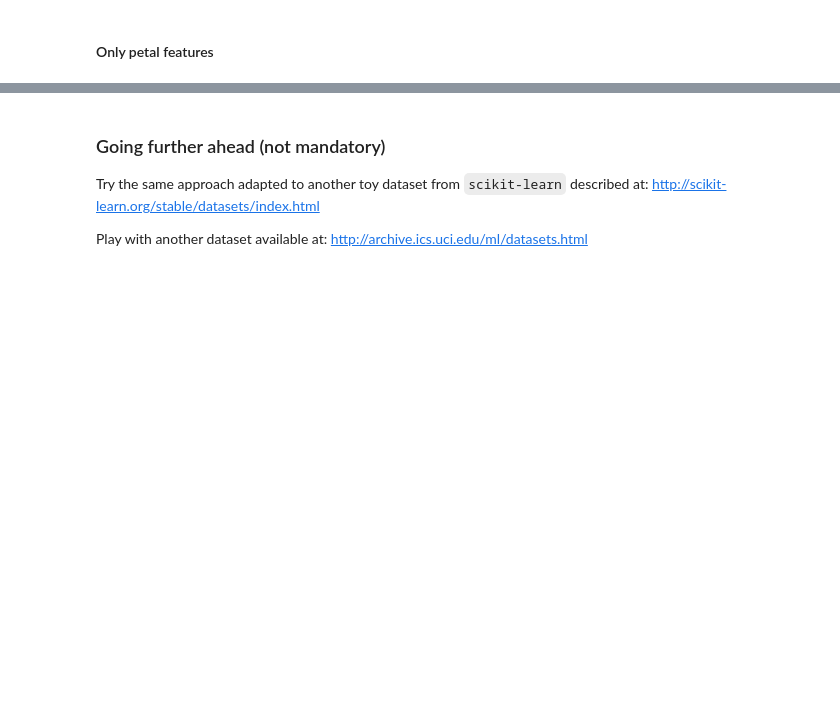
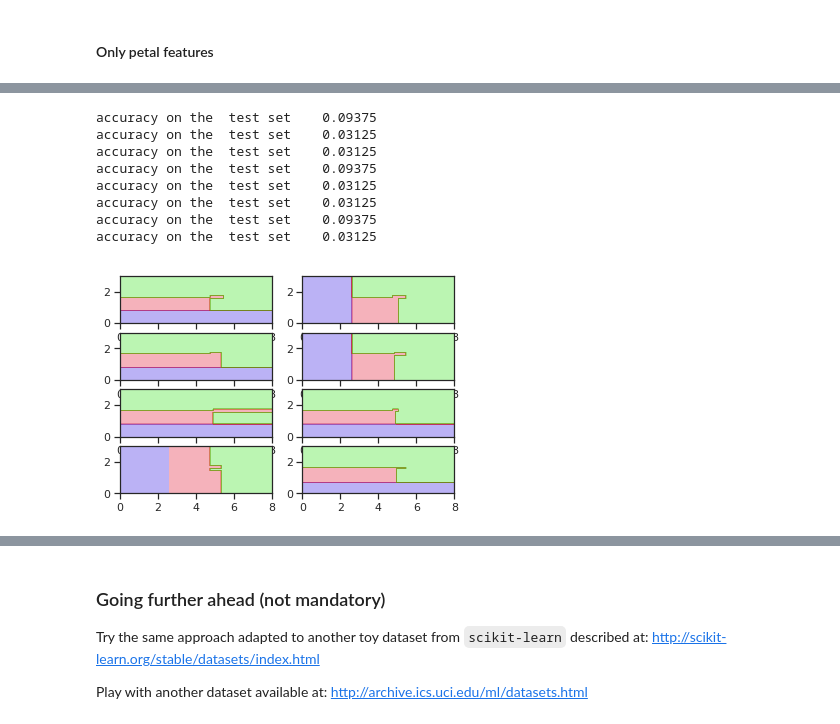
Before and after one commit to cindytrinh/basic_ML, a Jupyter notebook: TP4_decision_trees/TP4_decision_trees.ipynb, the cells around one changed output, grey strips where cells are left out. Saved outputs shown, nothing was run; the diff lists cells and outputs as text; code cells hidden in the pictures; blank space fills up the shorter version.

```diff
--- a/TP4_decision_trees/TP4_decision_trees.ipynb
+++ b/TP4_decision_trees/TP4_decision_trees.ipynb
@@ -342,0 +391,20 @@ plt.contourf(X_pl,Y_pw,prediction_grille.reshape(300,300),cmap='brg',alpha = 0.3
+# %%
+for i in range(8):
+    plt.subplot(4,2,i+1)
+    train_sample = train.sample(100)
+    y_train_sample = pd.factorize(train_sample['species'],sort='unique')[0]
+    clf = tree.DecisionTreeClassifier()
+    clf = clf.fit(train_sample[features[2:]], y_train_sample)
+    prediction_grille = clf.predict(grille_2D)
+    plt.contourf(X_pl,Y_pw,prediction_grille.reshape(300,300),cmap='brg',alpha = 0.3)
+    print("accuracy on the  test set   ", 1-clf.score(test[features[2:]], y_test))
+# %% [output]
+accuracy on the  test set    0.09375
+accuracy on the  test set    0.03125
+accuracy on the  test set    0.03125
+accuracy on the  test set    0.09375
+accuracy on the  test set    0.03125
+accuracy on the  test set    0.03125
+accuracy on the  test set    0.09375
+accuracy on the  test set    0.03125
+[figure, added]
```
Also changed, not shown: parts of 31 cells of this notebook, 4 other files.
